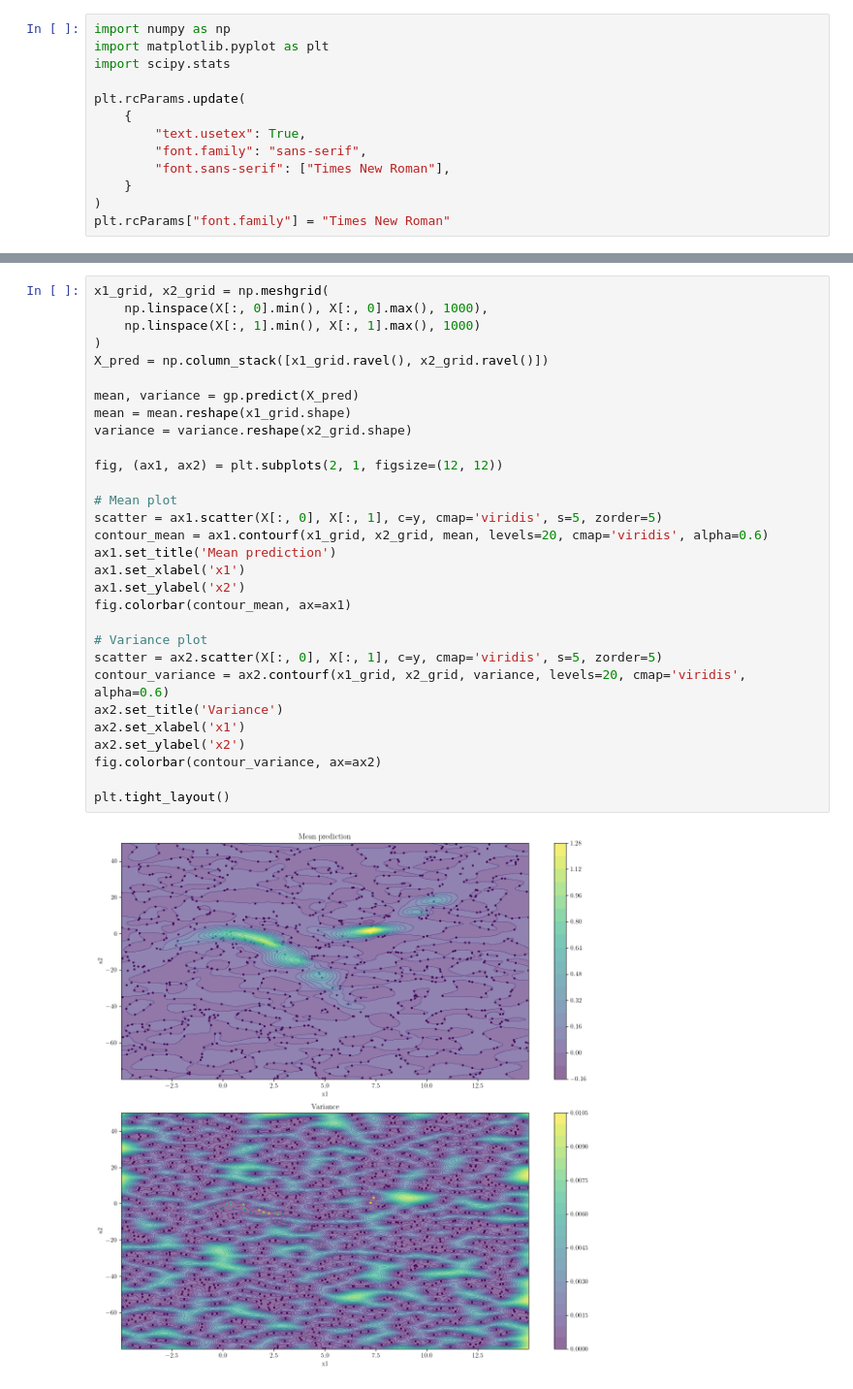
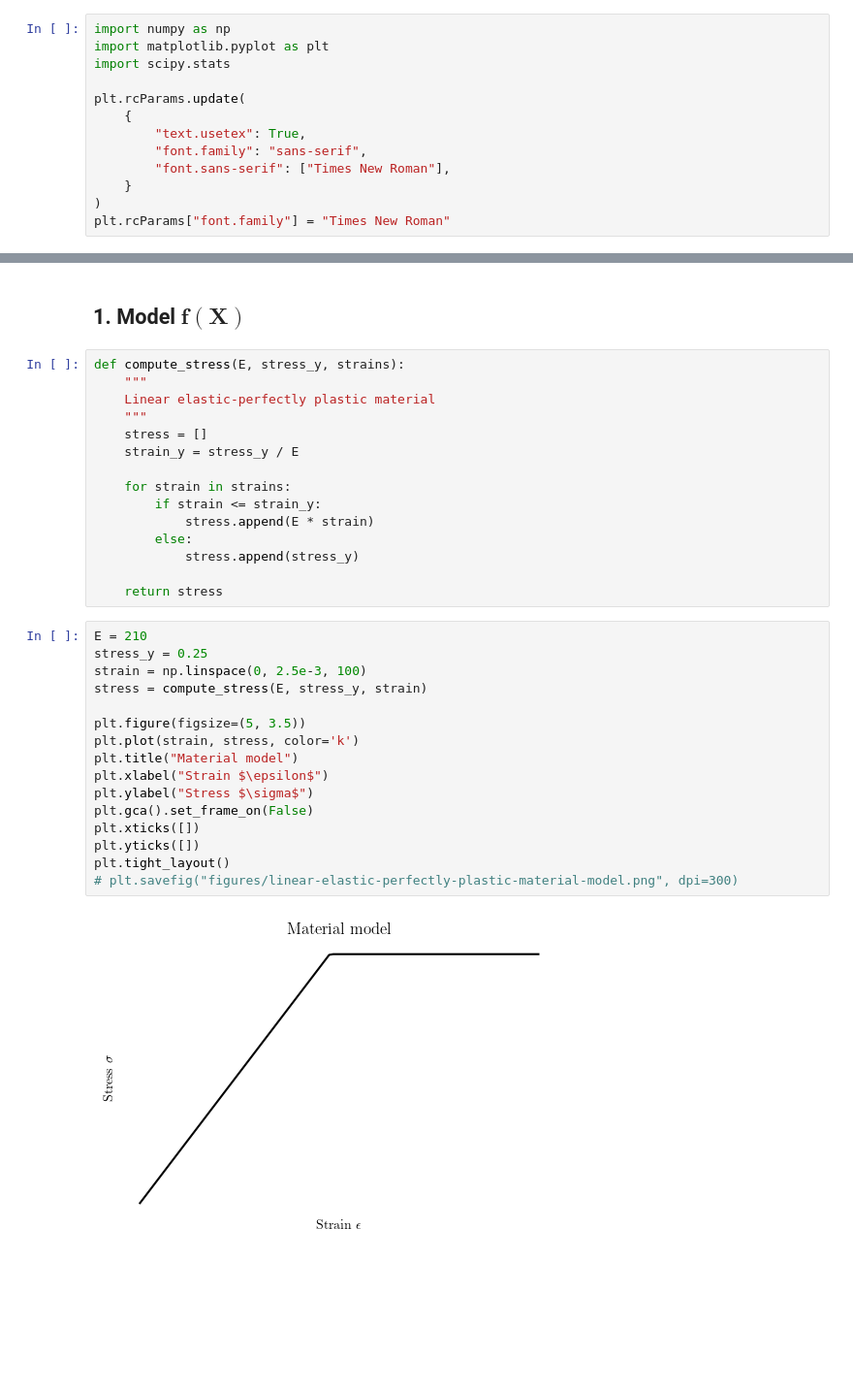
Before and after one commit to mark-hobbs/articles, a Jupyter notebook: model-calibration/model-calibration-toy.ipynb, the cells around one changed output, grey strips where cells are left out. Shown at 97% size. Saved outputs shown, nothing was run; the diff lists cells and outputs as text; blank space fills up the shorter version.

```diff
--- a/model-calibration/model-calibration-toy.ipynb
+++ b/model-calibration/model-calibration-toy.ipynb
@@ -83,32 +17,35 @@ Optimization status: Converged
-# %%
-x1_grid, x2_grid = np.meshgrid(
-    np.linspace(X[:, 0].min(), X[:, 0].max(), 1000),
-    np.linspace(X[:, 1].min(), X[:, 1].max(), 1000)
-)
-X_pred = np.column_stack([x1_grid.ravel(), x2_grid.ravel()])
-
-mean, variance = gp.predict(X_pred)
-mean = mean.reshape(x1_grid.shape)
-variance = variance.reshape(x2_grid.shape)
-
-fig, (ax1, ax2) = plt.subplots(2, 1, figsize=(12, 12))
-
-# Mean plot
-scatter = ax1.scatter(X[:, 0], X[:, 1], c=y, cmap='viridis', s=5, zorder=5)
-contour_mean = ax1.contourf(x1_grid, x2_grid, mean, levels=20, cmap='viridis', alpha=0.6)
-ax1.set_title('Mean prediction')
-ax1.set_xlabel('x1')
-ax1.set_ylabel('x2')
-fig.colorbar(contour_mean, ax=ax1)
-
-# Variance plot
-scatter = ax2.scatter(X[:, 0], X[:, 1], c=y, cmap='viridis', s=5, zorder=5)
-contour_variance = ax2.contourf(x1_grid, x2_grid, variance, levels=20, cmap='viridis', alpha=0.6)
-ax2.set_title('Variance')
-ax2.set_xlabel('x1')
-ax2.set_ylabel('x2')
-fig.colorbar(contour_variance, ax=ax2)
-
-plt.tight_layout()
-# %% [output]
-[figure, removed]
+# %% [markdown]
+## 1. Model $\textbf{f}(\textbf{X})$
+# %%
+def compute_stress(E, stress_y, strains):
+    """
+    Linear elastic-perfectly plastic material
+    """
+    stress = []
+    strain_y = stress_y / E
+
+    for strain in strains:
+        if strain <= strain_y:
+            stress.append(E * strain)
+        else:
+            stress.append(stress_y)
+
+    return stress
+# %%
+E = 210
+stress_y = 0.25
+strain = np.linspace(0, 2.5e-3, 100)
+stress = compute_stress(E, stress_y, strain)
+
+plt.figure(figsize=(5, 3.5))
+plt.plot(strain, stress, color='k')
+plt.title("Material model")
+plt.xlabel("Strain $\epsilon$")
+plt.ylabel("Stress $\sigma$")
+plt.gca().set_frame_on(False)
+plt.xticks([])
+plt.yticks([])
+plt.tight_layout()
+# plt.savefig("figures/linear-elastic-perfectly-plastic-material-model.png", dpi=300)
+# %% [output]
+[figure, added]
```
Also changed, not shown: parts of 46 cells of this notebook.
